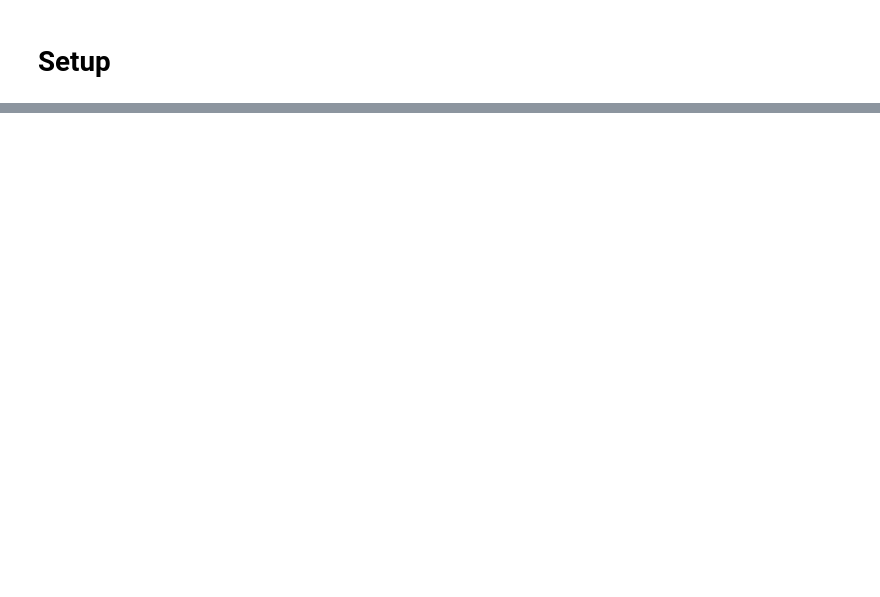
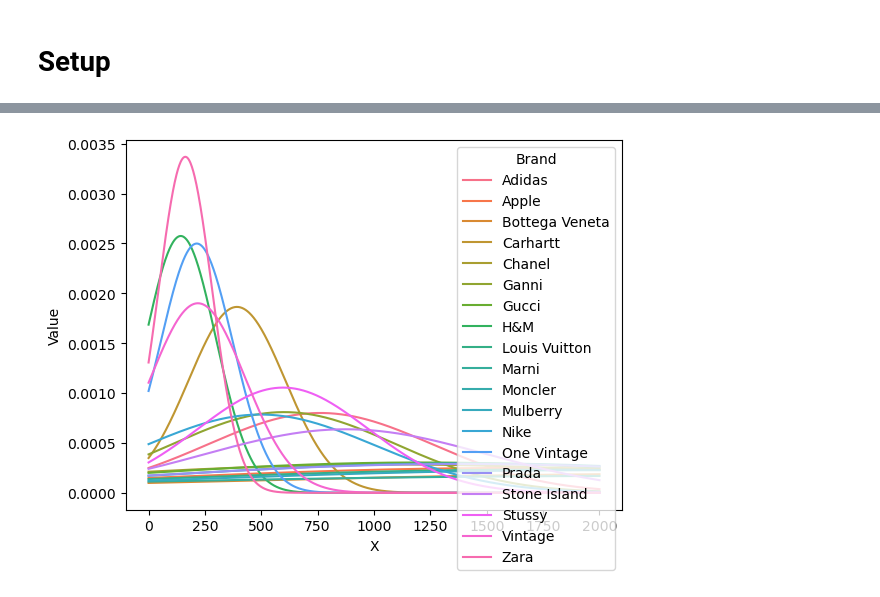
Before and after one commit to RasKrebs/pricing_wizards, a Jupyter notebook: notebooks/OutlierDetection.ipynb, the cells around one changed output, grey strips where cells are left out. Cells and saved outputs as stored; diff of their text form; code cells hidden in the pictures; blank space fills up the shorter version.

```diff
--- a/notebooks/OutlierDetection.ipynb
+++ b/notebooks/OutlierDetection.ipynb
@@ -239,0 +231,15 @@ Name: viewed_count, dtype: int64
+# %%
+# Function for computing gaussian pdf
+def gaussian_pdf(x, mean, std):
+    return (1 / (np.sqrt(2 * np.pi) * std)) * np.exp(-0.5 * ((x - mean) / std)**2)
+# %%
+# Computing mean and standard devation on brand level
+gauss = df.groupby('brand_name').agg(avg = ('listing_price', lambda x: x.mean()),
+                                     std_dev = ('listing_price', lambda x: x.std())).reset_index()
+
+# Merge with df
+gauss_df = df.merge(gauss, on='brand_name', how='left')
+
+# Computing pdf of each listing
+gauss_df = gauss_df.assign(
+    pdf = lambda x: gaussian_pdf(x.listing_price, x.avg, x.std_dev))
@@ -239,0 +313,11 @@ Name: viewed_count, dtype: int64
+# %%
+top_10_brands = df.brand_name.value_counts().head(10).index
+# Computing brand gaussians for visualization
+x = np.linspace(0, 2000, 1000)
+brand_gausses = {}
+for o, y in gauss[gauss.brand_name.isin(list(top_10_brands) + expensive_brands)].iterrows():
+    brand_gausses[y.brand_name] = np.array(gaussian_pdf(x, y.avg, y.std_dev))
+# %%
+# Generating pandas dataframe for easier plotting
+gaussians_top_brands = pd.DataFrame([(brand, val, x[i]) for brand, values in brand_gausses.items() for i, val in enumerate(values)], columns=['Brand', 'Value', 'X'])
+gaussians_top_brands.head()
@@ -239,0 +331,7 @@ Name: viewed_count, dtype: int64
+# %%
+# Plotting Gaussians of top 10 brands + exepnsive brands
+sns.lineplot(data=gaussians_top_brands, x='X', y='Value', hue='Brand')#, ax=axs)
+axs.hlines(0.00002, xmin=0, xmax=100000)
+plt.show()
+# %% [output]
+[figure, added]
```
Also changed, not shown: parts of 58 cells of this notebook, 1 other file.
